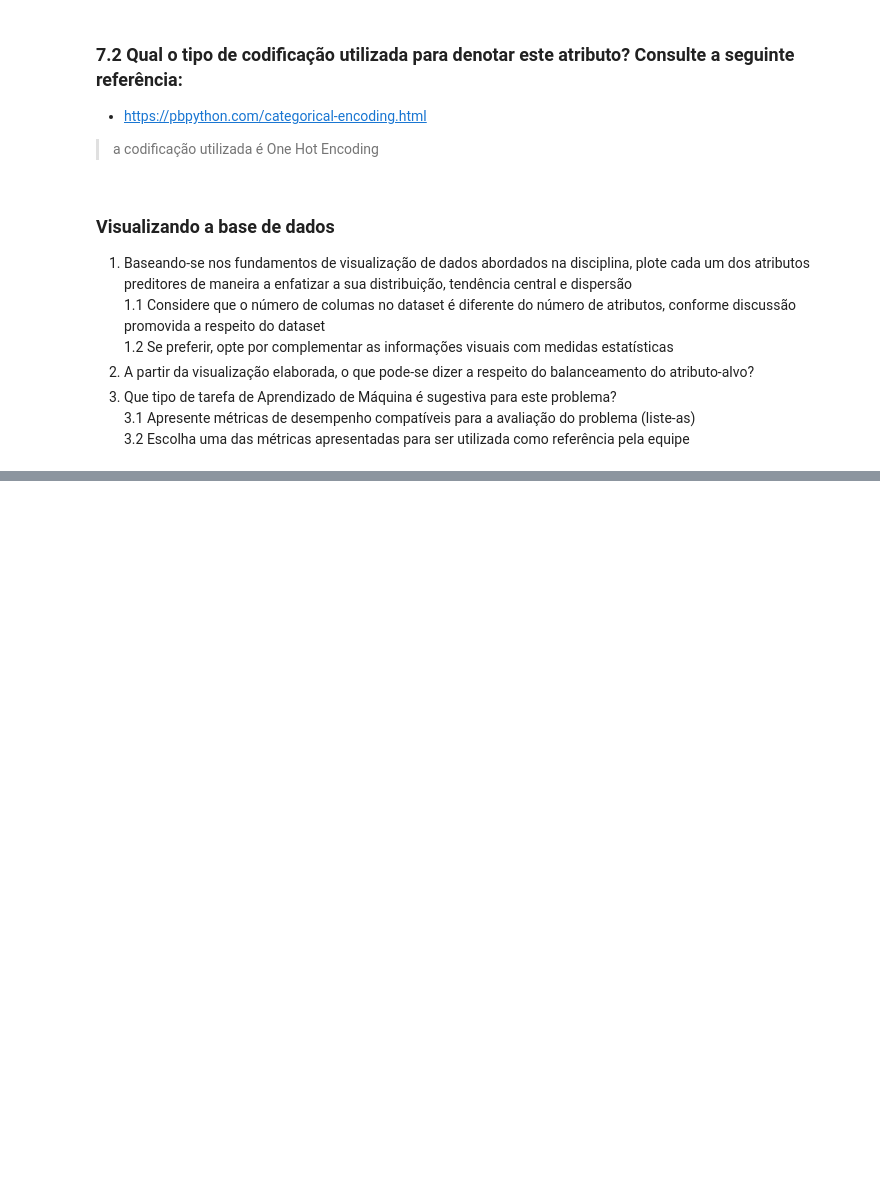
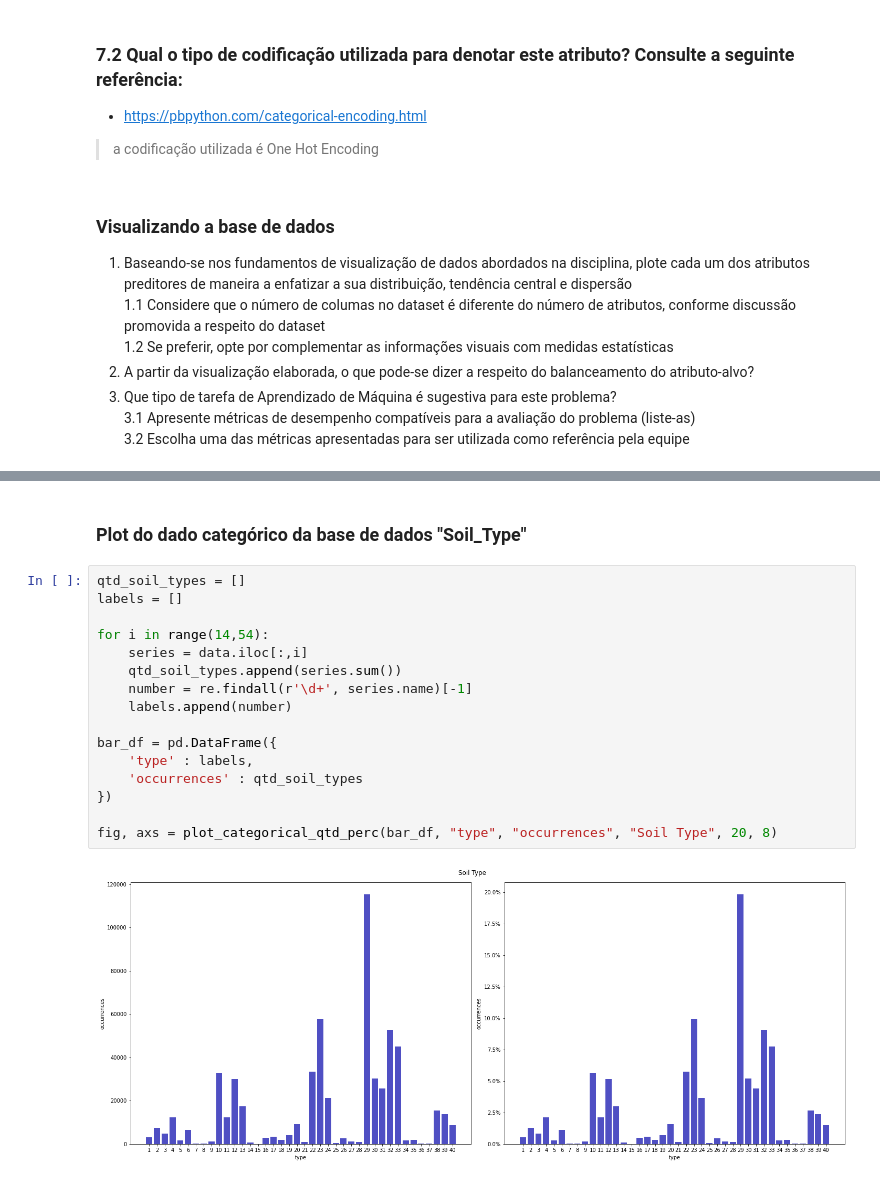
Before and after one commit to delrickOliveira/rna_2021_2.2, a Jupyter notebook: Versions/Delrick/PP2.2.1 - Conhecendo o Conjunto de Dados - Delrick.ipynb, the cells around one changed output, grey strips where cells are left out. Drawn from its saved outputs; the diff is of its cells as text; blank space fills up the shorter version.

```diff
--- a/Versions/Delrick/PP2.2.1 - Conhecendo o Conjunto de Dados - Delrick.ipynb
+++ b/Versions/Delrick/PP2.2.1 - Conhecendo o Conjunto de Dados - Delrick.ipynb
@@ -203,0 +306,20 @@ answer
+# %% [markdown]
+### Plot do dado categórico da base de dados "Soil_Type"
+# %%
+qtd_soil_types = []
+labels = []
+
+for i in range(14,54):
+    series = data.iloc[:,i]
+    qtd_soil_types.append(series.sum())
+    number = re.findall(r'\d+', series.name)[-1]
+    labels.append(number)
+
+bar_df = pd.DataFrame({
+    'type' : labels,
+    'occurrences' : qtd_soil_types
+})
+
+fig, axs = plot_categorical_qtd_perc(bar_df, "type", "occurrences", "Soil Type", 20, 8)
+# %% [output]
+[figure, added]
```
Also changed, not shown: parts of 12 cells of this notebook.
